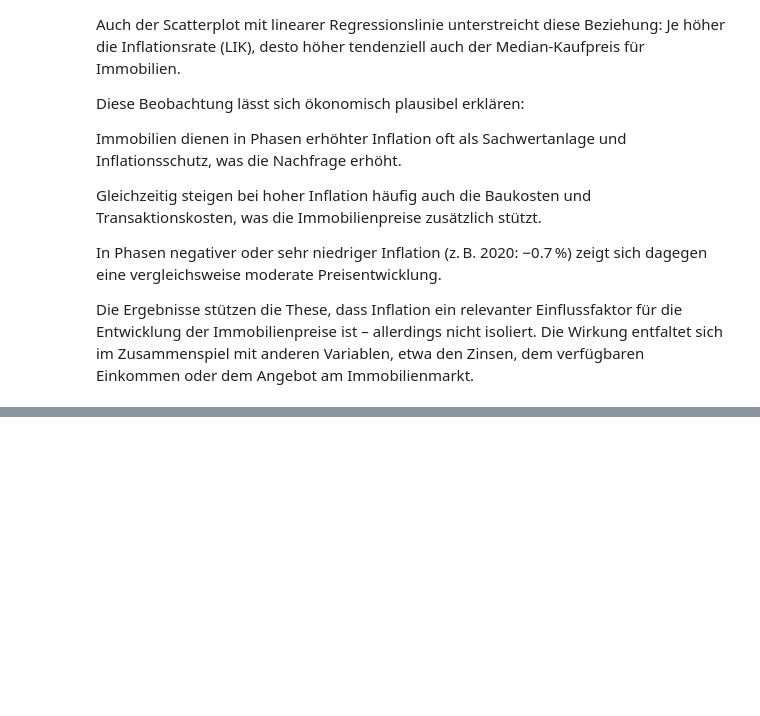
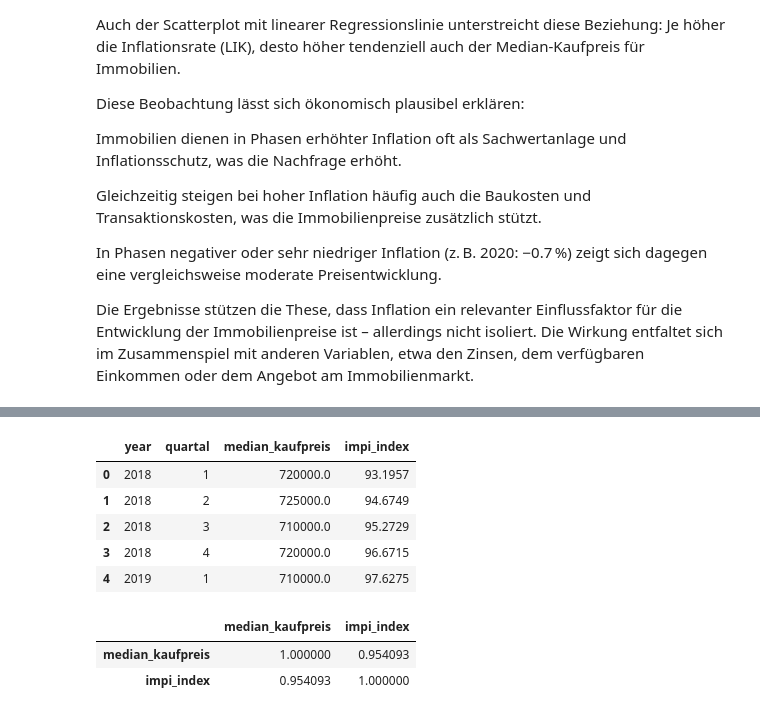
Before and after one commit to noeChicharro/Einfluss_von_Inflation_und_Zinsen_auf_den_Immobilienmark, a Jupyter notebook: src/antonio_jupyter_notebooks/Datenanalyse_Kapitel_4_5.ipynb, the cells around one changed output, grey strips where cells are left out. Drawn from its saved outputs; the diff is of its cells as text; code cells hidden in the pictures; blank space fills up the shorter version.

```diff
--- a/src/antonio_jupyter_notebooks/Datenanalyse_Kapitel_4_5.ipynb
+++ b/src/antonio_jupyter_notebooks/Datenanalyse_Kapitel_4_5.ipynb
@@ -646,0 +655,20 @@ Die Ergebnisse stützen die These, dass Inflation ein relevanter Einflussfaktor
+# %%
+# 🧮 Was wir machen:
+# Berechnung des Quartals auf Basis des Monats + Aggregation des Median-Kaufpreises pro Quartal und Jahr
+
+# Neue Spalte 'quartal' erstellen (z. B. 1 für Jan–März, 2 für Apr–Juni etc.)
+df_clean['quartal'] = ((df_clean['month'] - 1) // 3 + 1)
+
+# Median-Kaufpreis pro Jahr & Quartal berechnen
+quarterly_prices = (
+    df_clean
+    .groupby(['year', 'quartal'])['purchase_price']
+    .median()
+    .reset_index()
+)
+
+# Umbenennen für Klarheit
+quarterly_prices.rename(columns={'purchase_price': 'median_kaufpreis'}, inplace=True)
+
+# ✅ Ausgabe prüfen
+display(quarterly_prices.head())
@@ -646,0 +682,36 @@ Die Ergebnisse stützen die These, dass Inflation ein relevanter Einflussfaktor
+# %%
+# 🛠️ Quartalsbezeichnung aus df_wohn (z. B. "q1") in Integer umwandeln
+df_impi = df_wohn[['jahr', 'quartal', 'total']].rename(
+    columns={'jahr': 'year', 'quartal': 'quartal', 'total': 'impi_index'}
+)
+
+# "q1", "q2", ... in 1, 2, ... umwandeln
+df_impi['quartal'] = df_impi['quartal'].str.extract('(\d)').astype(int)
+
+# Datentyp von 'quartal' auch in quarterly_prices sicherstellen
+quarterly_prices['quartal'] = quarterly_prices['quartal'].astype(int)
+
+# 🔗 Merge durchführen
+df_merge_impi = pd.merge(
+    quarterly_prices, df_impi,
+    on=['year', 'quartal'],
+    how='left'
+)
+
+# ✅ Ergebnis prüfen
+display(df_merge_impi.head())
+# %% [output]
+|  | year | quartal | median_kaufpreis | impi_index |
+| 0 | 2018 | 1 | 720000.0 | 93.1957 |
+| 1 | 2018 | 2 | 725000.0 | 94.6749 |
+| 2 | 2018 | 3 | 710000.0 | 95.2729 |
+| 3 | 2018 | 4 | 720000.0 | 96.6715 |
+| 4 | 2019 | 1 | 710000.0 | 97.6275 |
+# %%
+# Korrelation berechnen
+correlation_impi = df_merge_impi[['median_kaufpreis', 'impi_index']].corr(method='pearson')
+display(correlation_impi)
+# %% [output]
+|  | median_kaufpreis | impi_index |
+| median_kaufpreis | 1.000000 | 0.954093 |
+| impi_index | 0.954093 | 1.000000 |
```
Also changed, not shown: parts of 7 cells of this notebook, 1 other file.
